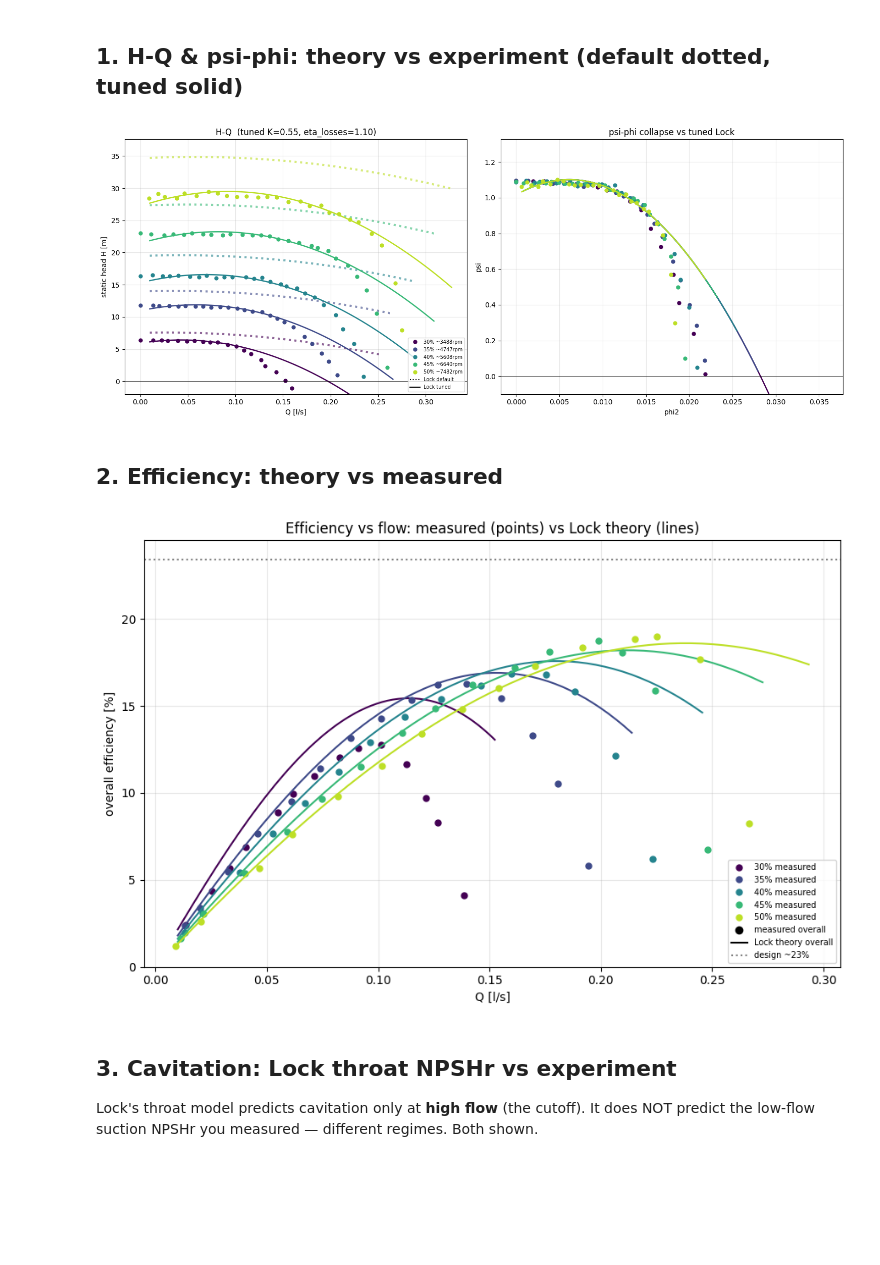
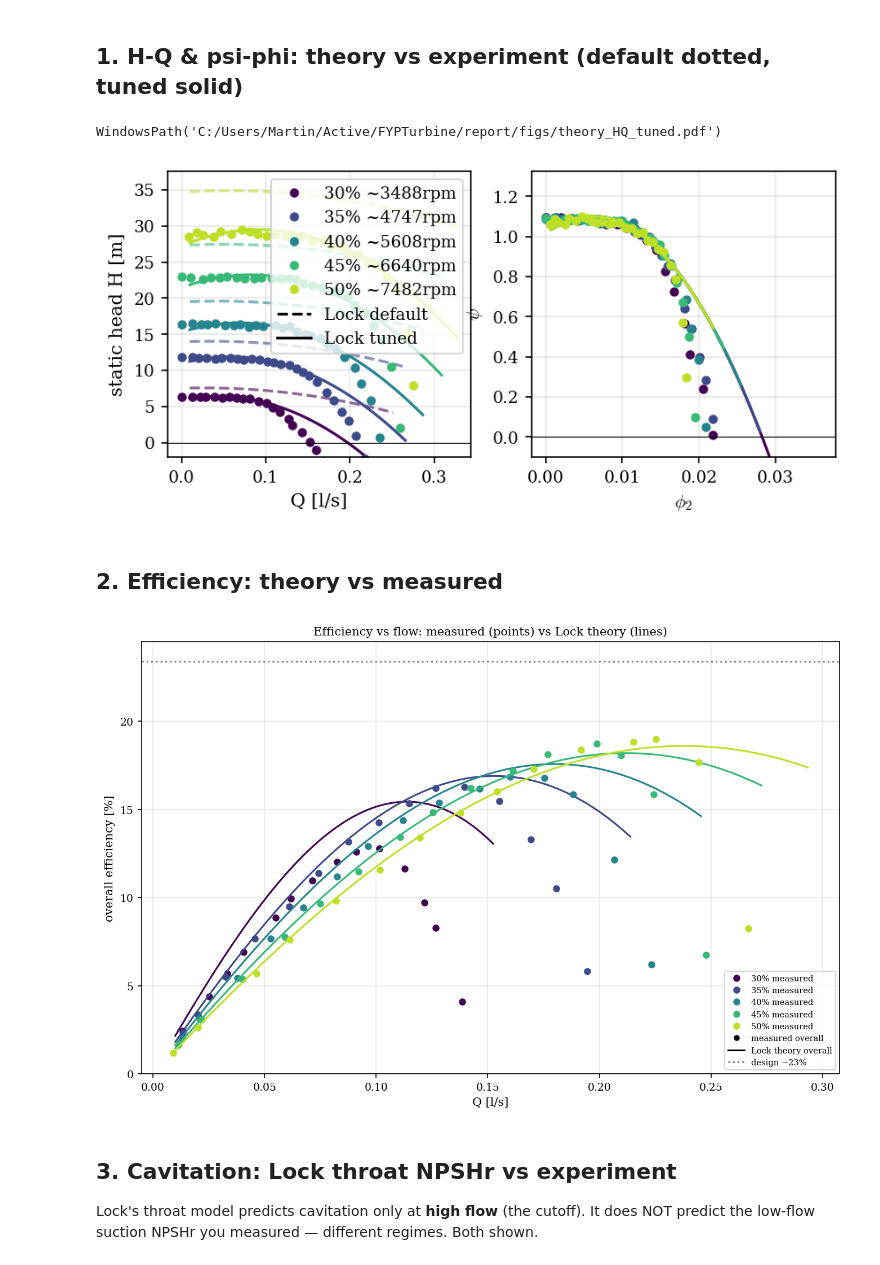
Before and after one commit to LpHiX/FYPTurbine, a Jupyter notebook: data_analysis/theory_vs_experiment.ipynb, the cells around one changed output. Cells and saved outputs as stored; diff of their text form; code cells hidden in the pictures; blank space fills up the shorter version.

```diff
--- a/data_analysis/theory_vs_experiment.ipynb
+++ b/data_analysis/theory_vs_experiment.ipynb
@@ -73,25 +73,32 @@ fitted K=0.441  eta_losses=2.000  (note: eta_losses railing => cutoff is throat-
 # %% [markdown]
 ## 1. H-Q & psi-phi: theory vs experiment (default dotted, tuned solid)
 # %%
+import sys; sys.path.insert(0, r"C:\Users\Martin\Active\FYPTurbine\data_analysis\thesis_pipeline")
+from figstyle import use_style, save, plot_data, plot_theory, plot_tuned
+use_style()
+
 # K_FIT = 0.17; ETAL_FIT = 0.194 # Defaults
 K_FIT = 0.55; ETAL_FIT = 1.1
 
-fig,(a1,a2)=plt.subplots(1,2,figsize=(15,6)); cols=plt.cm.viridis(np.linspace(0,0.9,len(EXP)))
+fig,(a1,a2)=plt.subplots(1,2,figsize=(6.5,2.8))   # full-textwidth two-panel
+cols=plt.cm.viridis(np.linspace(0,0.9,len(EXP)))
 for (lbl,e),c in zip(EXP.items(),cols):
     q=e['q']; H=e['H']; N=e['N']; u2=np.pi*D2*N/60
-    a1.plot(q,H,'o',color=c,ms=5,label=f'{lbl} ~{N:.0f}rpm')
+    a1.plot(q,H,'o',color=c,label=f'{lbl} ~{N:.0f}rpm')          # drop ms=5
     qth=np.linspace(1e-5,q.max()/1000*1.15,80)
-    a1.plot(qth*1000,lock(qth,N,K_DEFAULT,ETAL_DEFAULT)['H_static'],':',color=c,lw=3,alpha=.6)
-    a1.plot(qth*1000,lock(qth,N,K_FIT,ETAL_FIT)['H_static'],'-',color=c,lw=1.8)
-    a2.plot(q/1000/(np.pi*D2*B2*u2),2*G*H/u2**2,'o',color=c,ms=5)
-    a2.plot(qth/(np.pi*D2*B2*u2),2*G*lock(qth,N,K_FIT,ETAL_FIT)['H_static']/u2**2,'-',color=c,lw=1.8)
-a1.plot([],[],'k:',label='Lock default'); a1.plot([],[],'k-',label='Lock tuned')
-a1.set(xlabel='Q [l/s]',ylabel='static head H [m]',ylim=(-2,None)); a1.axhline(0,color='k',lw=.5); a1.grid(alpha=.3); a1.legend(fontsize=7)
-a1.set_title(f'H-Q  (tuned K={K_FIT:.2f}, eta_losses={ETAL_FIT:.2f})')
-a2.set(xlabel='phi2',ylabel='psi',ylim=(-0.1,None)); a2.axhline(0,color='k',lw=.5); a2.grid(alpha=.3); a2.set_title('psi-phi collapse vs tuned Lock')
-plt.tight_layout(); plt.show()
+    a1.plot(qth*1000,lock(qth,N,K_DEFAULT,ETAL_DEFAULT)['H_static'],'--',color=c,alpha=.6)  # drop lw=3
+    a1.plot(qth*1000,lock(qth,N,K_FIT,ETAL_FIT)['H_static'],'-',color=c)                     # drop lw=1.8
+    a2.plot(q/1000/(np.pi*D2*B2*u2),2*G*H/u2**2,'o',color=c)
+    a2.plot(qth/(np.pi*D2*B2*u2),2*G*lock(qth,N,K_FIT,ETAL_FIT)['H_static']/u2**2,'-',color=c)
+a1.plot([],[],'k--',label='Lock default'); a1.plot([],[],'k-',label='Lock tuned')
+a1.set(xlabel='Q [l/s]',ylabel='static head H [m]',ylim=(-2,None)); a1.axhline(0,color='k',lw=.5); a1.legend()  # drop fontsize=7
+a2.set(xlabel=r'$\phi_2$',ylabel=r'$\psi$',ylim=(-0.1,None)); a2.axhline(0,color='k',lw=.5)
+# save(fig, "theory_HQ_tuned")
+
+save(fig, "theory_HQ_tuned")
 # %% [output]
+WindowsPath('C:/Users/Martin/Active/FYPTurbine/report/figs/theory_HQ_tuned.pdf')
-[figure, old version]
+[figure, new version]
 # %% [markdown]
 ## 2. Efficiency: theory vs measured
 # %%
@@ -117,7 +124,7 @@ ax.axhline(23.4,color='gray',ls=':',label='design ~23%')
 ax.set(xlabel='Q [l/s]',ylabel='overall efficiency [%]',ylim=(0,None)); ax.grid(alpha=.3); ax.legend(fontsize=7)
 ax.set_title('Efficiency vs flow: measured (points) vs Lock theory (lines)'); plt.tight_layout(); plt.show()
 # %% [output]
-[figure, old version]
+[figure, new version]
 # %% [markdown]
 ## 3. Cavitation: Lock throat NPSHr vs experiment
 Lock's throat model predicts cavitation only at **high flow** (the cutoff). It does NOT
```
Also changed, not shown: parts of 3 cells of this notebook, 33 other files.
